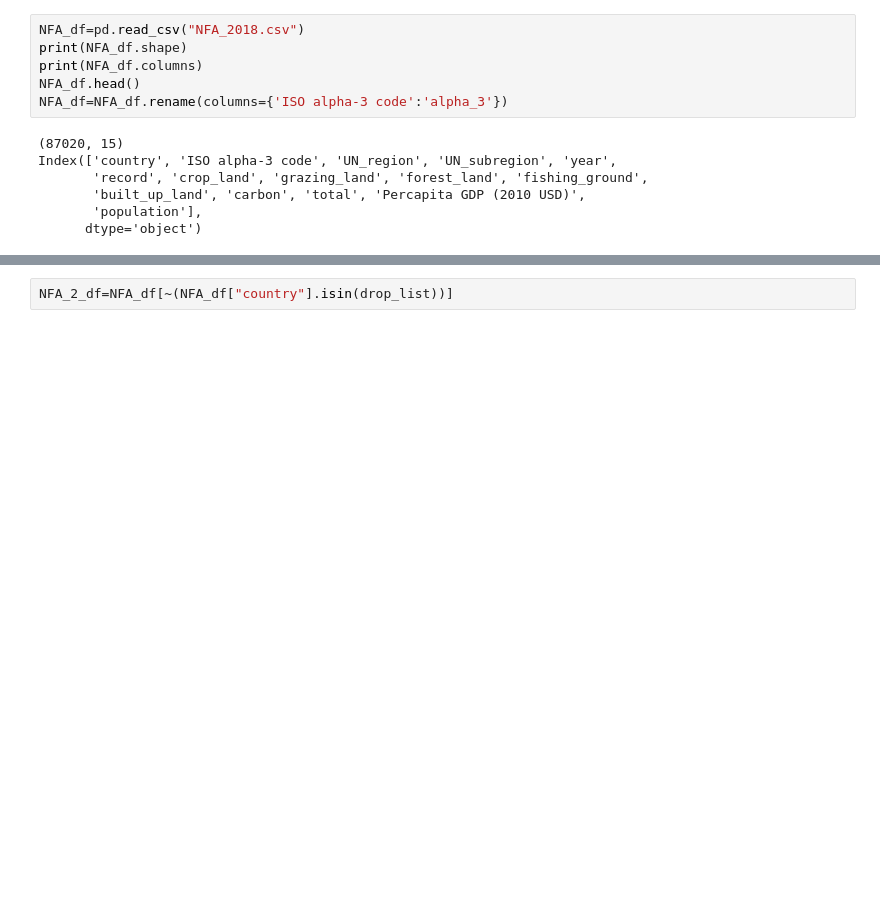
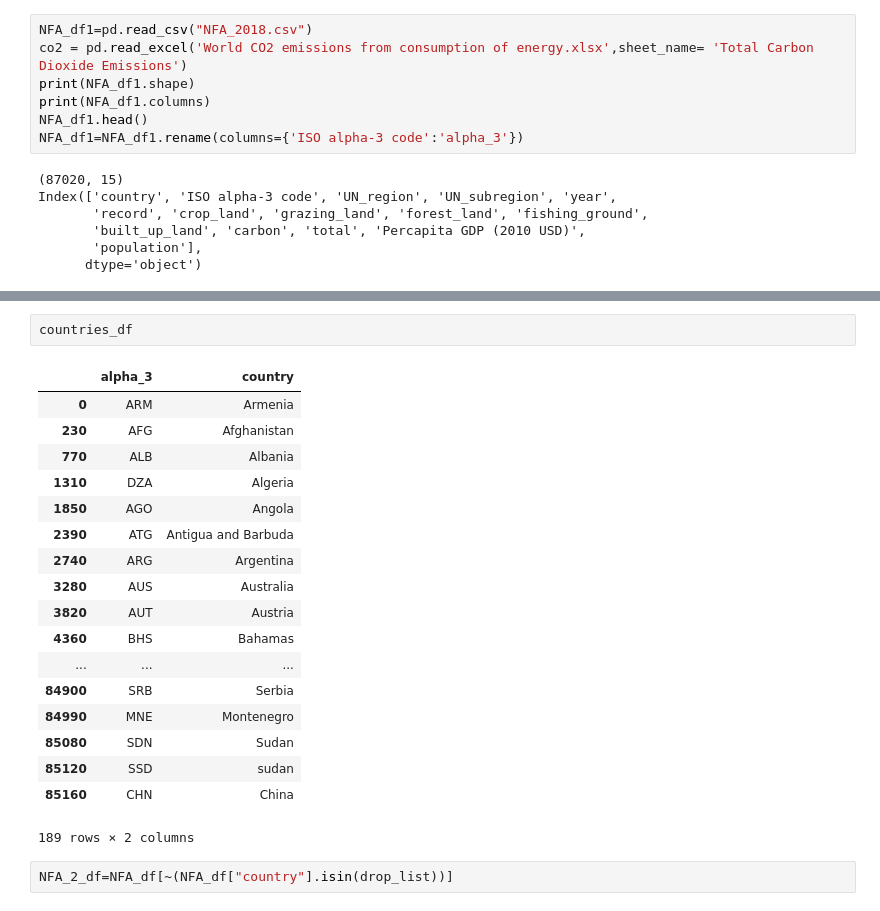
Before and after one commit to Reynazhang2014/ETL_Project, a Jupyter notebook: NFA.ipynb, the cells around one changed output, grey strips where cells are left out. Saved outputs shown, nothing was run; the diff lists cells and outputs as text; blank space fills up the shorter version.

```diff
--- a/NFA.ipynb
+++ b/NFA.ipynb
@@ -8,11 +91,12 @@ pymysql.install_as_MySQLdb()
 # %% [markdown]
 ## National Footprint Accounts 2018 from kaggle.com
 # %%
-NFA_df=pd.read_csv("NFA_2018.csv")
-print(NFA_df.shape)
-print(NFA_df.columns)
-NFA_df.head()
-NFA_df=NFA_df.rename(columns={'ISO alpha-3 code':'alpha_3'})
+NFA_df1=pd.read_csv("NFA_2018.csv")
+co2 = pd.read_excel('World CO2 emissions from consumption of energy.xlsx',sheet_name= 'Total Carbon Dioxide Emissions')
+print(NFA_df1.shape)
+print(NFA_df1.columns)
+NFA_df1.head()
+NFA_df1=NFA_df1.rename(columns={'ISO alpha-3 code':'alpha_3'})
 # %% [output]
 (87020, 15)
 Index(['country', 'ISO alpha-3 code', 'UN_region', 'UN_subregion', 'year',
@@ -39,4 +173,25 @@ False
 Name: country, dtype: object
+# %%
+countries_df
+# %% [output]
+|  | alpha_3 | country |
+| 0 | ARM | Armenia |
+| 230 | AFG | Afghanistan |
+| 770 | ALB | Albania |
+| 1310 | DZA | Algeria |
+| 1850 | AGO | Angola |
+| 2390 | ATG | Antigua and Barbuda |
+| 2740 | ARG | Argentina |
+| 3280 | AUS | Australia |
+| 3820 | AUT | Austria |
+| 4360 | BHS | Bahamas |
+| ... | ... | ... |
+| 84900 | SRB | Serbia |
+| 84990 | MNE | Montenegro |
+| 85080 | SDN | Sudan |
+| 85120 | SSD | sudan |
+| 85160 | CHN | China |
+189 rows × 2 columns
 # %%
 NFA_2_df=NFA_df[~(NFA_df["country"].isin(drop_list))]
 # %%
```
Also changed, not shown: parts of 23 cells of this notebook.
